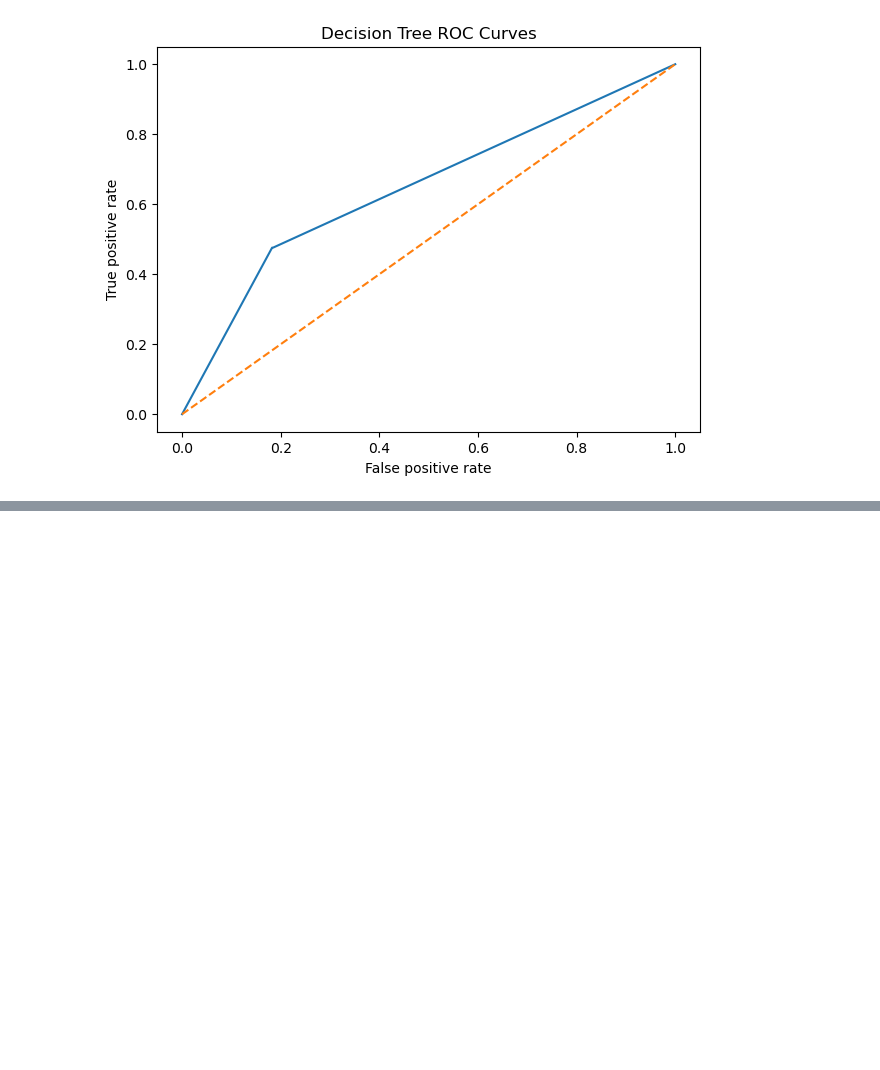
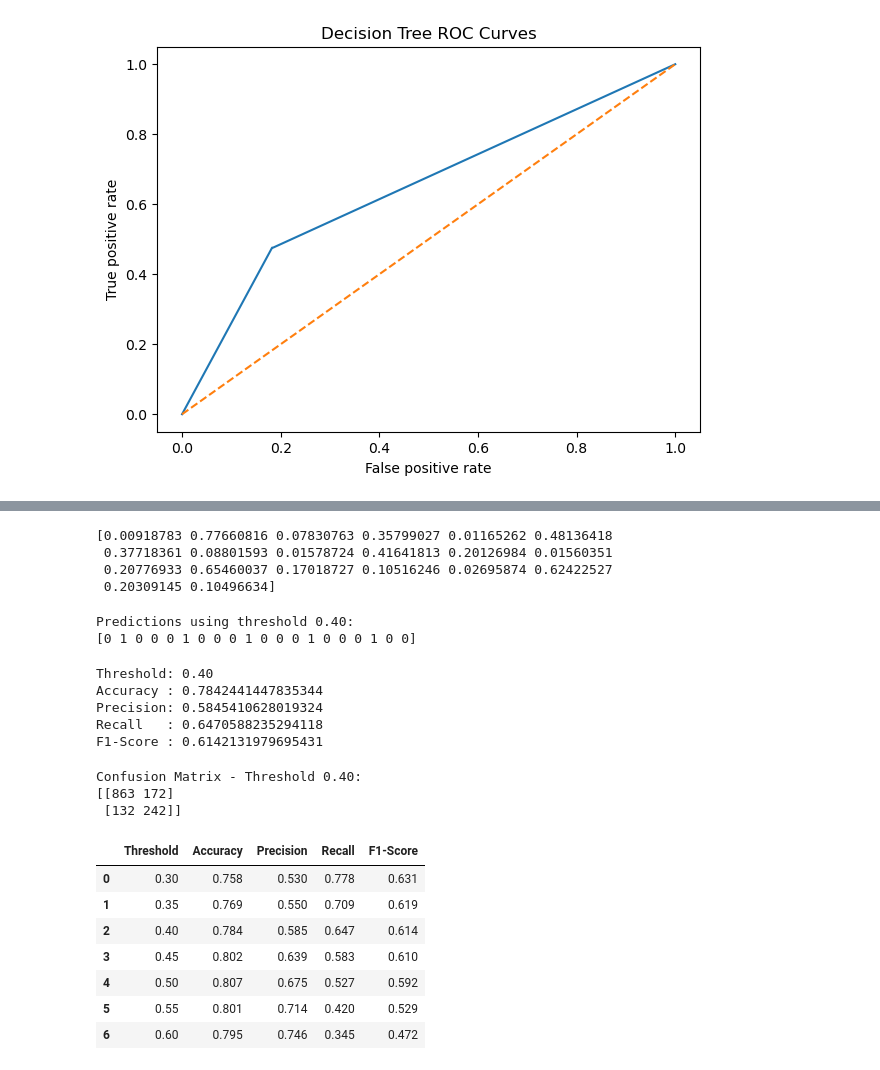
Before and after one commit to durgaprasadmaddi7-jpg/customer-churn-prediction, a Jupyter notebook: notebooks/Model_Building.ipynb, the cells around one changed output, grey strips where cells are left out. Saved outputs shown, nothing was run; the diff lists cells and outputs as text; code cells hidden in the pictures; blank space fills up the shorter version.

```diff
--- a/notebooks/Model_Building.ipynb
+++ b/notebooks/Model_Building.ipynb
@@ -226,0 +469,71 @@ plt.show()
+# %%
+print(rf_tuned_prob[:20])
+# %% [output]
+[0.00918783 0.77660816 0.07830763 0.35799027 0.01165262 0.48136418
+ 0.37718361 0.08801593 0.01578724 0.41641813 0.20126984 0.01560351
+ 0.20776933 0.65460037 0.17018727 0.10516246 0.02695874 0.62422527
+ 0.20309145 0.10496634]
+# %%
+threshold = 0.40
+
+rf_tuned_pred_040 = (rf_tuned_prob >= threshold).astype(int)
+
+print("Predictions using threshold 0.40:")
+print(rf_tuned_pred_040[:20])
+# %% [output]
+Predictions using threshold 0.40:
+[0 1 0 0 0 1 0 0 0 1 0 0 0 1 0 0 0 1 0 0]
+# %%
+threshold_040_accuracy = accuracy_score(y_test, rf_tuned_pred_040)
+threshold_040_precision = precision_score(y_test, rf_tuned_pred_040)
+threshold_040_recall = recall_score(y_test, rf_tuned_pred_040)
+threshold_040_f1 = f1_score(y_test, rf_tuned_pred_040)
+
+print("Threshold: 0.40")
+print("Accuracy :", threshold_040_accuracy)
+print("Precision:", threshold_040_precision)
+print("Recall   :", threshold_040_recall)
+print("F1-Score :", threshold_040_f1)
+# %% [output]
+Threshold: 0.40
+Accuracy : 0.7842441447835344
+Precision: 0.5845410628019324
+Recall   : 0.6470588235294118
+F1-Score : 0.6142131979695431
+# %%
+threshold_040_cm = confusion_matrix(y_test, rf_tuned_pred_040)
+
+print("Confusion Matrix - Threshold 0.40:")
+print(threshold_040_cm)
+# %% [output]
+Confusion Matrix - Threshold 0.40:
+[[863 172]
+ [132 242]]
+# %%
+thresholds = [0.30, 0.35, 0.40, 0.45, 0.50, 0.55, 0.60]
+
+threshold_results = []
+
+for threshold in thresholds:
+    y_pred_threshold = (rf_tuned_prob >= threshold).astype(int)
+
+    threshold_results.append({
+        'Threshold': threshold,
+        'Accuracy': accuracy_score(y_test, y_pred_threshold),
+        'Precision': precision_score(y_test, y_pred_threshold),
+        'Recall': recall_score(y_test, y_pred_threshold),
+        'F1-Score': f1_score(y_test, y_pred_threshold)
+    })
+
+threshold_comparison = pd.DataFrame(threshold_results)
+
+threshold_comparison.round(3)
+# %% [output]
+|  | Threshold | Accuracy | Precision | Recall | F1-Score |
+| 0 | 0.30 | 0.758 | 0.530 | 0.778 | 0.631 |
+| 1 | 0.35 | 0.769 | 0.550 | 0.709 | 0.619 |
+| 2 | 0.40 | 0.784 | 0.585 | 0.647 | 0.614 |
+| 3 | 0.45 | 0.802 | 0.639 | 0.583 | 0.610 |
+| 4 | 0.50 | 0.807 | 0.675 | 0.527 | 0.592 |
+| 5 | 0.55 | 0.801 | 0.714 | 0.420 | 0.529 |
+| 6 | 0.60 | 0.795 | 0.746 | 0.345 | 0.472 |
```
Also changed, not shown: parts of 32 cells of this notebook, 1 other file.
